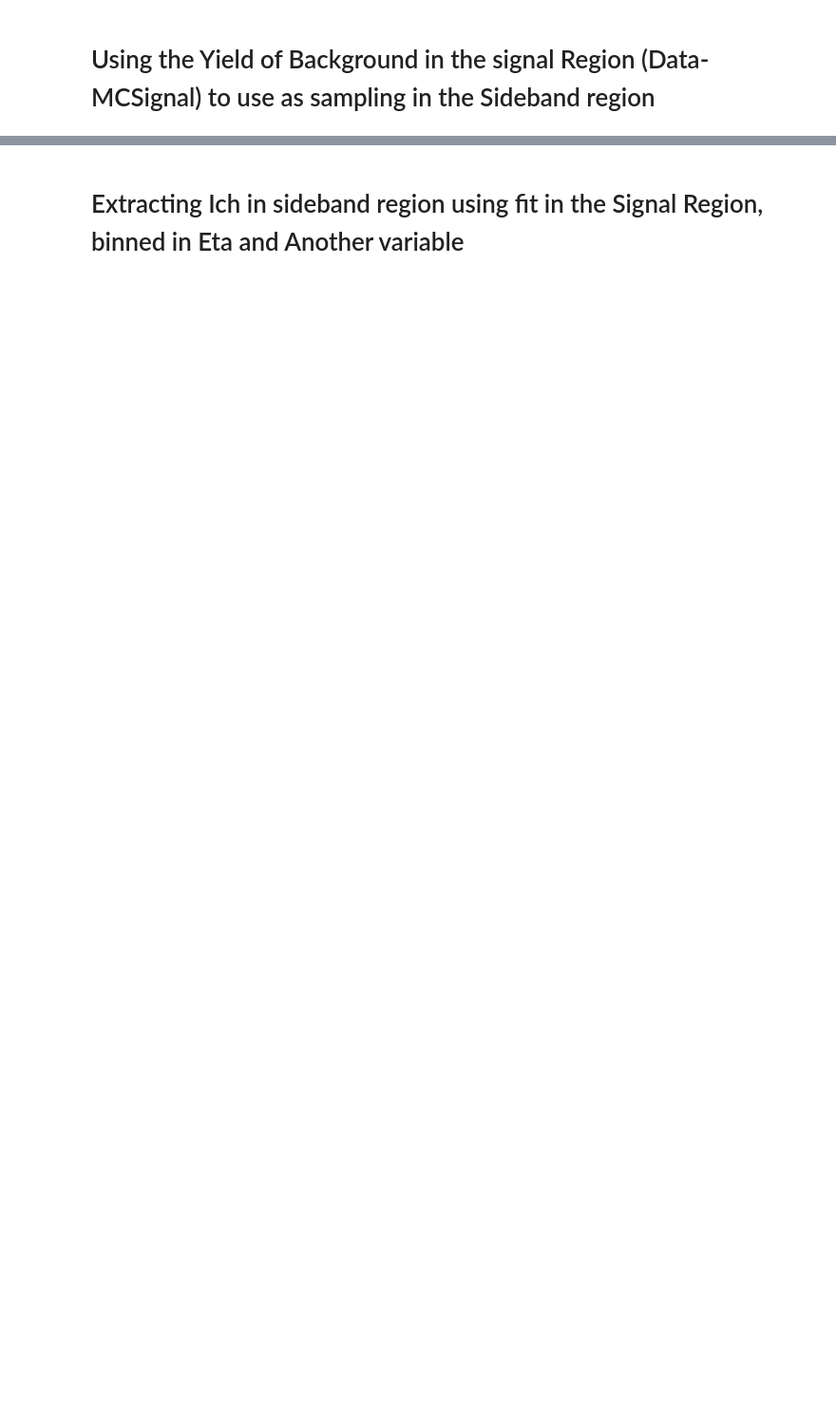
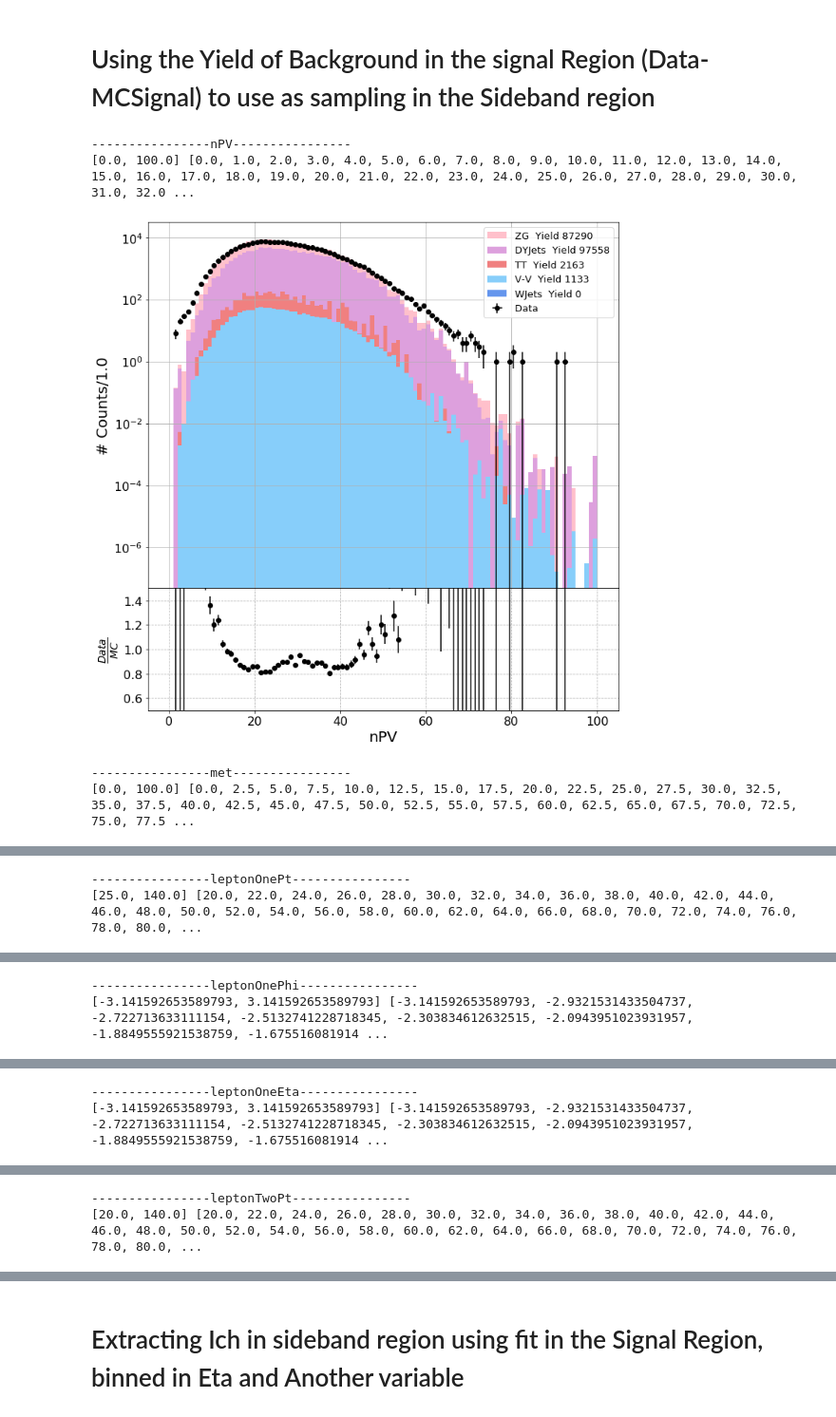
Before and after one commit to jycordero/SMP_ZGamma, a Jupyter notebook: src/Analysis_CrossSection.ipynb, the cells around one changed output, grey strips where cells are left out. Shown at 95% size. Drawn from its saved outputs; the diff is of its cells as text; code cells hidden in the pictures; blank space fills up the shorter version.

Commit message:
Trying to plot again

```diff
--- a/src/Analysis_CrossSection.ipynb
+++ b/src/Analysis_CrossSection.ipynb
@@ -89,7 +89,8 @@ if selection == "mumug" or selection == "elelg":
         #SampleSet = 'V2_puWeight'
         #SampleSet = 'V2_puWeight_phID'
         #SampleSet = 'V4_phID_isConv'
-        SampleSet = 'V4_phID_isConv_MINUIT'
+        #SampleSet = 'V4_phID_isConv_MINUIT'
+        SampleSet = 'V6_lPhoton'
 
     LoadVars = [
             'runNumber','evtNumber',
@@ -150,8 +151,8 @@ elif selection == "ee":
             #'nMuons','nElectrons','nTaus','nPhotons','nJets','nBJets',
             #'ProbeIDPass','ProbeISOPass','ProbeWorstPass','ProbeSigPass','ProbeIsConv',
             ]
-path    = "/home/jcordero/CMS/data_"+era+"/"+DataGen+"/SMP_ZG/Files/"+selection+"/"+SampleSet+"/"
-figpath = "/home/jcordero/CMS/JYCMCMS/SMP_ZG/figs/"+era+"/"+DataGen+"/"+selection+"/"
+path    = "/home/jcordero/CMS/data/data_"+era+"/"+DataGen+"/SMP_ZG/Files/"+selection+"/"+SampleSet+"/"
+figpath = "/home/jcordero/CMS/SMP_ZGamma/figs/"+era+"/"+DataGen+"/"+selection+"/"
 pathSelections = path+"Reduced"
 
 figpath = dirStructure(figpath)
@@ -207,7 +209,8 @@ def Single_Ploting(Plotter,
     #################################################################
     #var = ['nPV','nJets','nBJets','nMuons','nPhotons','met']
     #var = ['nJets','nBJets','nMuons','nPhotons','met']
-    var = ['nJets','nMuons','nPhotons','met']
+    #var = ['nJets','nMuons','nPhotons','met']
+    var = ['nPV','met']
     for v in var:
         print('----------------'+str(v)+'----------------')
         Plotter.Plot(
@@ -226,12 +229,20 @@ def Single_Ploting(Plotter,
 
     #################################################################
     var = ['Pt','Phi','Eta']
+    part = ['leptonOne',
+            'leptonTwo','leptonTwo_EE','leptonTwo_EB',
+            'photonOne','photonOne_EE','photonOne_EB',
+            'dilepton','dilepton_EE','dilepton_EB',
+            'llg','llg_EE','llg_EB',
+           ]
+    '''
     part = ['leptonOne','leptonOne_EE','leptonOne_EB',
             'leptonTwo','leptonTwo_EE','leptonTwo_EB',
             'photonOne','photonOne_EE','photonOne_EB',
             'dilepton','dilepton_EE','dilepton_EB',
             'llg','llg_EE','llg_EB',
            ]
+           '''
     for p in part:
         for v in var:
             print('----------------'+p+v+'----------------')
@@ -1145,3 +1159,21 @@ def GetIchRanges(Bias,Bins,ichBLow,ichBHigh,part,var,ph):
                     count += 1
 
     return OptBiasRange
+# %%
+#Plotter.Plot(data['Sig'],part='photonOne',var='Pt')
+for log in [True,False]:
+    Single_Ploting(Plotter=Plotter,
+                       data=data['Sig'],
+                       log = log,
+                       stacked = True,
+                       weightCorrection = True,
+                       Blind            = True,
+                       Plotting         = True,
+                       StatInclude      = False,
+                      )
+# %% [output]
+----------------nPV----------------
+[0.0, 100.0] [0.0, 1.0, 2.0, 3.0, 4.0, 5.0, 6.0, 7.0, 8.0, 9.0, 10.0, 11.0, 12.0, 13.0, 14.0, 15.0, 16.0, 17.0, 18.0, 19.0, 20.0, 21.0, 22.0, 23.0, 24.0, 25.0, 26.0, 27.0, 28.0, 29.0, 30.0, 31.0, 32.0 ...
+[figure, added]
+----------------met----------------
+[0.0, 100.0] [0.0, 2.5, 5.0, 7.5, 10.0, 12.5, 15.0, 17.5, 20.0, 22.5, 25.0, 27.5, 30.0, 32.5, 35.0, 37.5, 40.0, 42.5, 45.0, 47.5, 50.0, 52.5, 55.0, 57.5, 60.0, 62.5, 65.0, 67.5, 70.0, 72.5, 75.0, 77.5 ...
@@ -1147,0 +1181,2 @@ def GetIchRanges(Bias,Bins,ichBLow,ichBHigh,part,var,ph):
+----------------leptonOnePt----------------
+[25.0, 140.0] [20.0, 22.0, 24.0, 26.0, 28.0, 30.0, 32.0, 34.0, 36.0, 38.0, 40.0, 42.0, 44.0, 46.0, 48.0, 50.0, 52.0, 54.0, 56.0, 58.0, 60.0, 62.0, 64.0, 66.0, 68.0, 70.0, 72.0, 74.0, 76.0, 78.0, 80.0, ...
@@ -1147,0 +1184,2 @@ def GetIchRanges(Bias,Bins,ichBLow,ichBHigh,part,var,ph):
+----------------leptonOnePhi----------------
+[-3.141592653589793, 3.141592653589793] [-3.141592653589793, -2.9321531433504737, -2.722713633111154, -2.5132741228718345, -2.303834612632515, -2.0943951023931957, -1.8849555921538759, -1.675516081914 ...
@@ -1147,0 +1187,2 @@ def GetIchRanges(Bias,Bins,ichBLow,ichBHigh,part,var,ph):
+----------------leptonOneEta----------------
+[-3.141592653589793, 3.141592653589793] [-3.141592653589793, -2.9321531433504737, -2.722713633111154, -2.5132741228718345, -2.303834612632515, -2.0943951023931957, -1.8849555921538759, -1.675516081914 ...
@@ -1147,0 +1190,2 @@ def GetIchRanges(Bias,Bins,ichBLow,ichBHigh,part,var,ph):
+----------------leptonTwoPt----------------
+[20.0, 140.0] [20.0, 22.0, 24.0, 26.0, 28.0, 30.0, 32.0, 34.0, 36.0, 38.0, 40.0, 42.0, 44.0, 46.0, 48.0, 50.0, 52.0, 54.0, 56.0, 58.0, 60.0, 62.0, 64.0, 66.0, 68.0, 70.0, 72.0, 74.0, 76.0, 78.0, 80.0, ...
```
Also changed, not shown: parts of 19 cells of this notebook, 16 other files.
